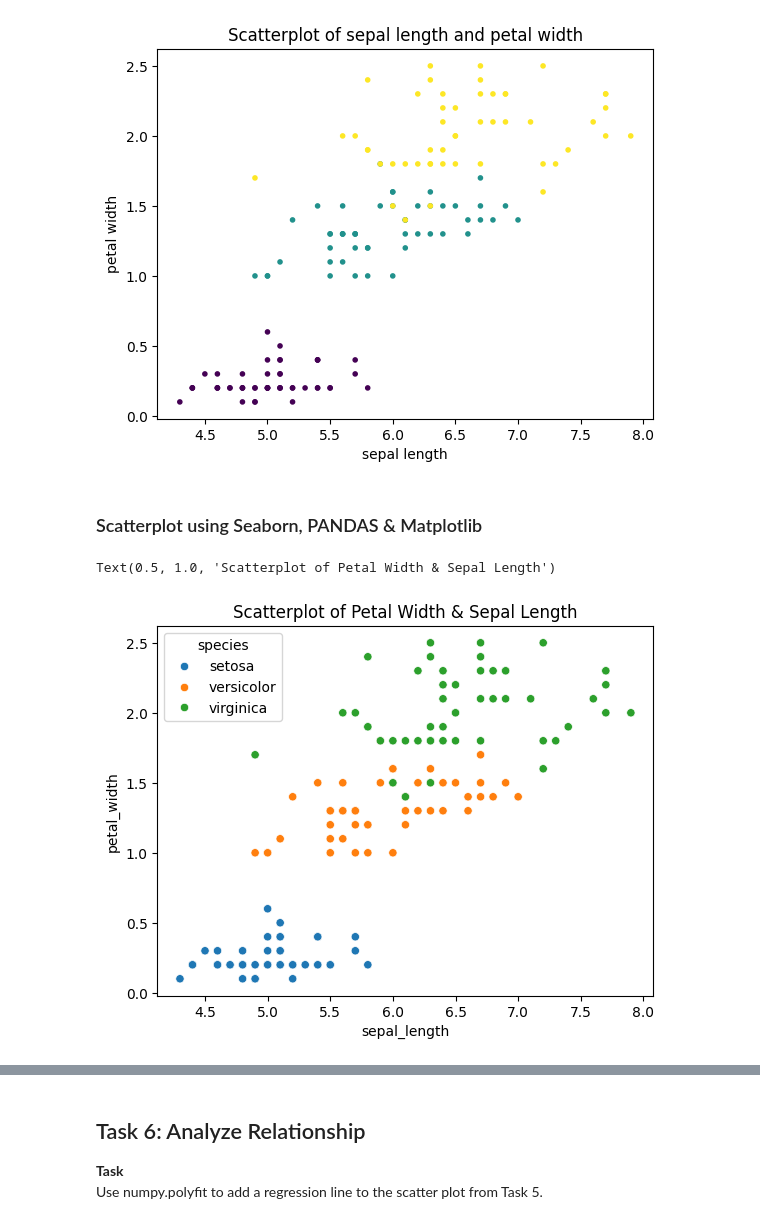
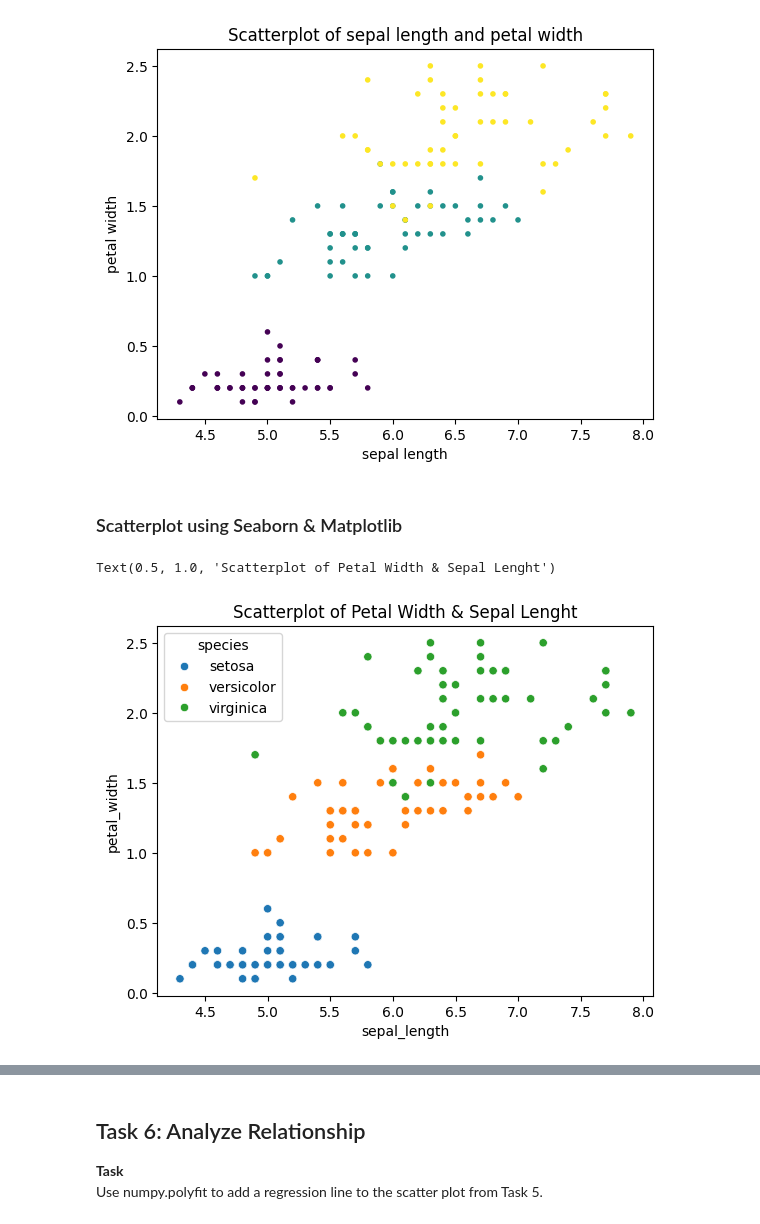
Before and after one commit to NibnabCodes/principles_of_data_analytics, a Jupyter notebook: tasks.ipynb, the cells around one changed output, grey strips where cells are left out. Saved outputs shown, nothing was run; the diff lists cells and outputs as text; code cells hidden in the pictures.

Commit message:
improved task 4 & 5, added explanations & sources

```diff
--- a/tasks.ipynb
+++ b/tasks.ipynb
@@ -686,26 +684,21 @@ plt.title('Scatterplot of sepal length and petal width')
 Text(0.5, 1.0, 'Scatterplot of sepal length and petal width')
 [figure]
 # %% [markdown]
-### Scatterplot using Seaborn, PANDAS & Matplotlib
+### Scatterplot using Seaborn & Matplotlib
+# %%
+# Plot scatterplot using seaborn
+sns.scatterplot(data=iris, x='sepal_length',
+                y='petal_width', hue='species')
+
+# Add title
+plt.title("Scatterplot of Petal Width & Sepal Lenght")
+# %% [output]
+Text(0.5, 1.0, 'Scatterplot of Petal Width & Sepal Lenght')
+[figure, added]
 # %%
-# 1. Import & run seaborn, matplotlib & pandas
-
-# Plot scatterplot using seaborn
-sns.scatterplot(data=iris, x='sepal_length',
-                y='petal_width', hue='species')
-
 # You can also convert the species labels to numberical labels using sklearn.preprocessing.LabelEncoder()
-# Example:
+# Example from GeeksforGeeks:
+# https://www.geeksforgeeks.org/create-a-scatter-plot-using-sepal-length-and-petal_width-to-separate-the-species-classes-using-scikit-learn/
 # from sklearn import preprocessing
 # le = preprocessing.LabelEncoder()
 # iris.species = le.fit_transform(iris.species)
-
-# Add title:
-plt.title("Scatterplot of Petal Width & Sepal Length")
-
-# plt.plot() - not needed in Jupyter
-
-# Source: https://www.geeksforgeeks.org/create-a-scatter-plot-using-sepal-length-and-petal_width-to-separate-the-species-classes-using-scikit-learn/
-# %% [output]
-Text(0.5, 1.0, 'Scatterplot of Petal Width & Sepal Length')
-[figure, removed]
```
Also changed, not shown: parts of 27 cells of this notebook.
